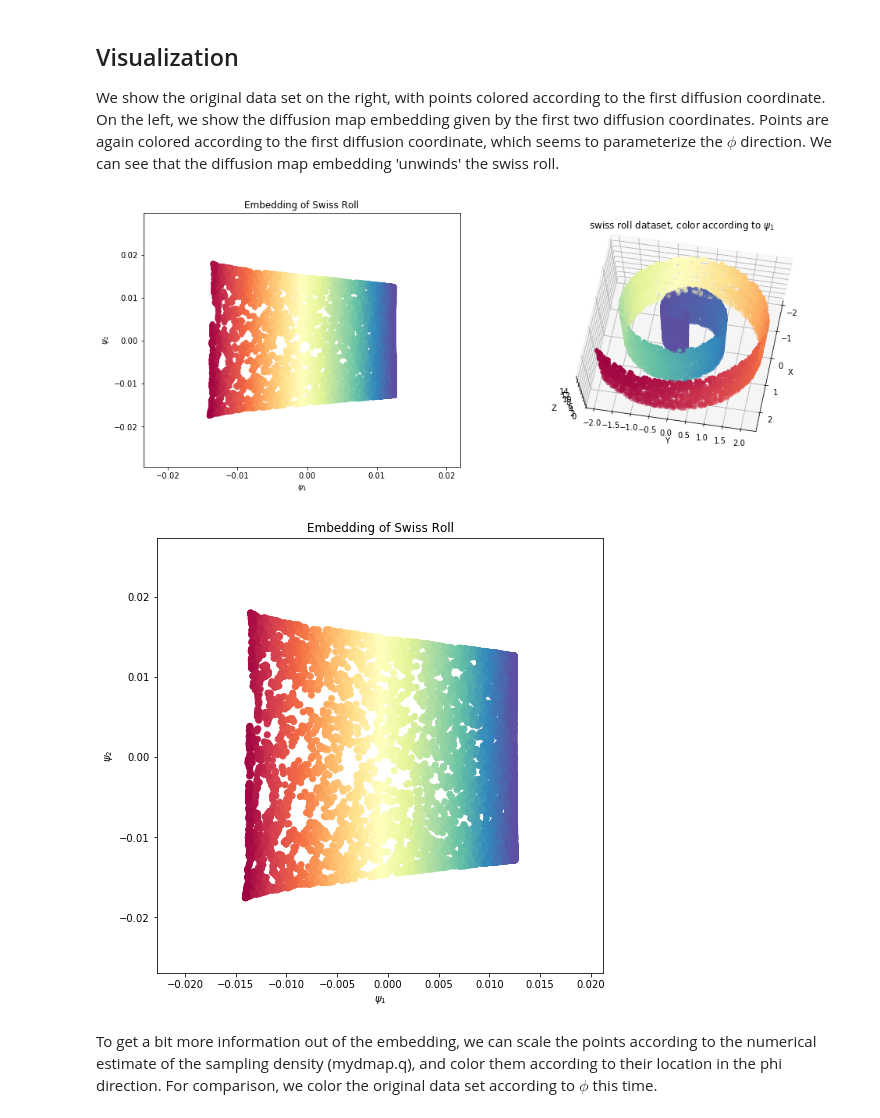
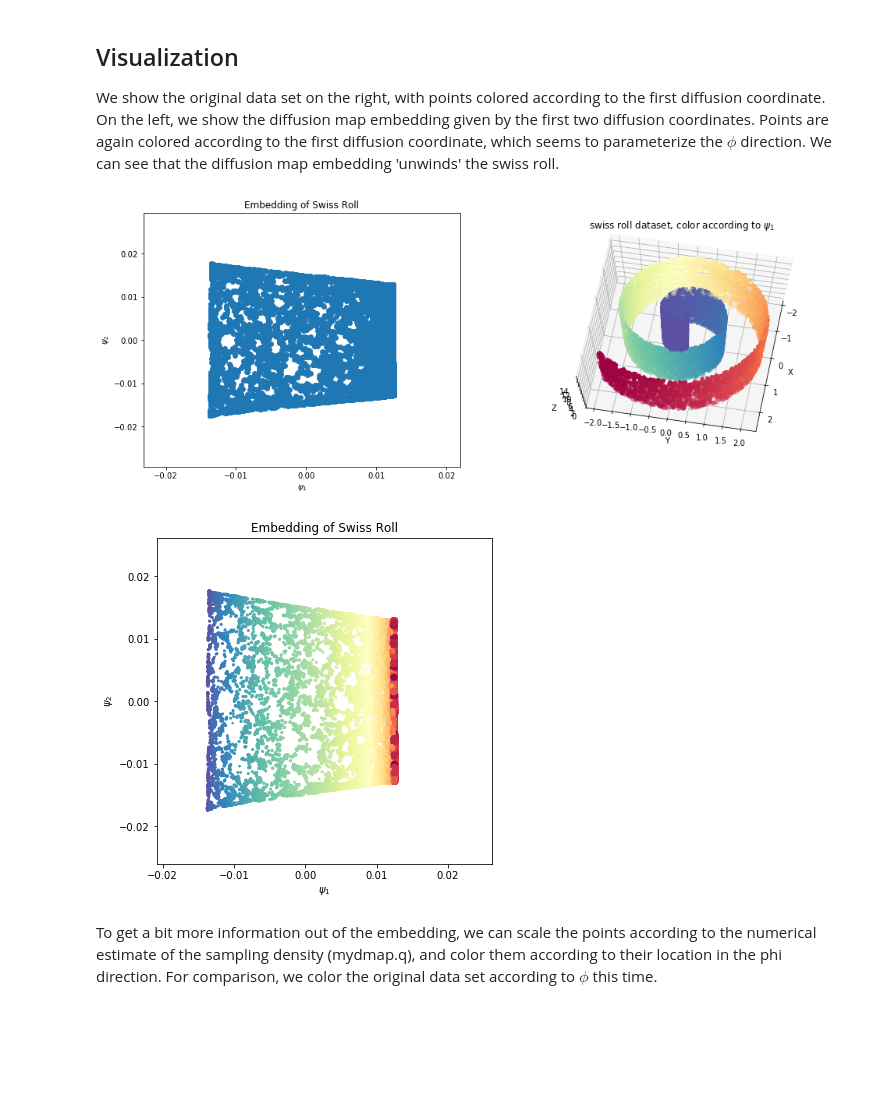
Before and after one commit to DiffusionMapsAcademics/pyDiffMap, a Jupyter notebook: examples/Swiss_Roll.ipynb, the cells around one changed output. Cells and saved outputs as stored; diff of their text form; code cells hidden in the pictures; blank space fills up the shorter version.

Commit message:
less embarassing version of embedding plot

```diff
--- a/examples/Swiss_Roll.ipynb
+++ b/examples/Swiss_Roll.ipynb
@@ -56,7 +56,7 @@ We show the original data set on the right, with points colored according to the
 # %%
 plt.figure(figsize=(16,6))
 ax = plt.subplot(121)
-ax.scatter(dmap[:,0],dmap[:,1], c=dmap[:,0], cmap=plt.cm.Spectral)
+ax.scatter(dmap[:,0],dmap[:,1], c=None, cmap=plt.cm.Spectral)
 ax.set_title('Embedding of Swiss Roll')
 ax.set_xlabel(r'$\psi_1$')
 ax.set_ylabel(r'$\psi_2$')
@@ -72,13 +72,13 @@ ax2.set_zlabel('Z')
 
 plt.show()
 # %% [output]
-[figure, old version]
+[figure, new version]
 # %%
 from pydiffmap.visualization import embedding_plot
 
-embedding_plot(mydmap)
+embedding_plot(mydmap, color=phi, size=mydmap.q)
 # %% [output]
-[figure, old version]
+[figure, new version]
 # %% [markdown]
 To get a bit more information out of the embedding, we can scale the points according to the numerical estimate of the sampling density (mydmap.q), and color them according to their location in the phi direction. For comparison, we color the original data set according to $\phi$ this time.
 # %%
```
Also changed, not shown: 1 other file.
